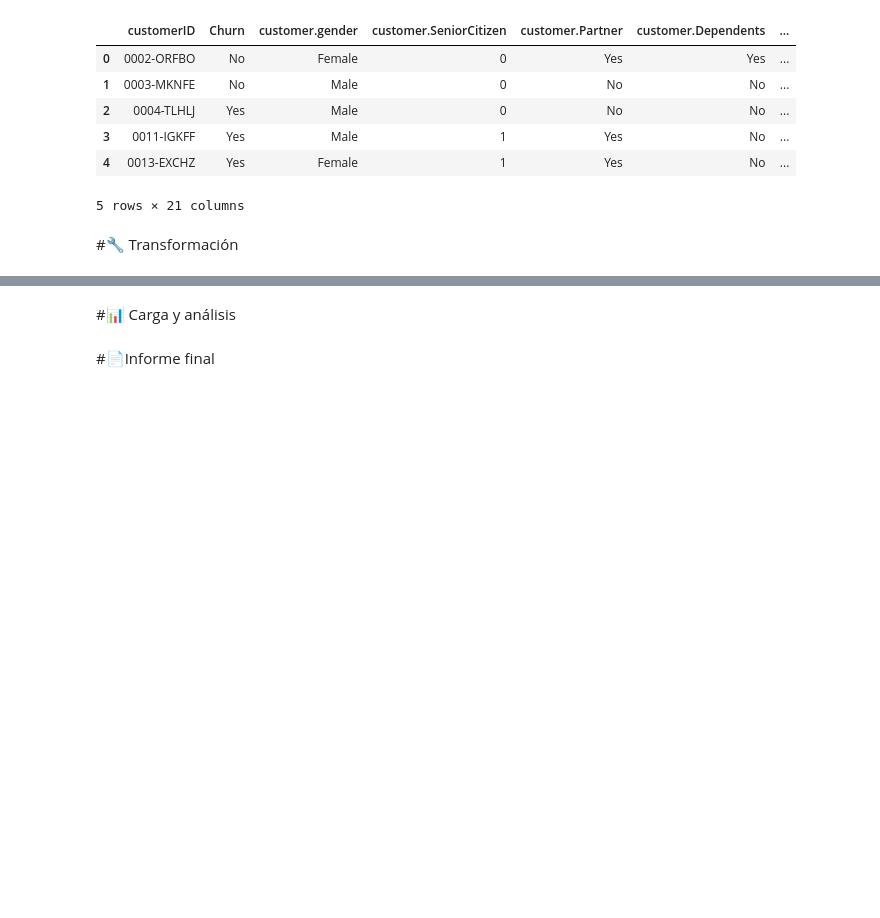
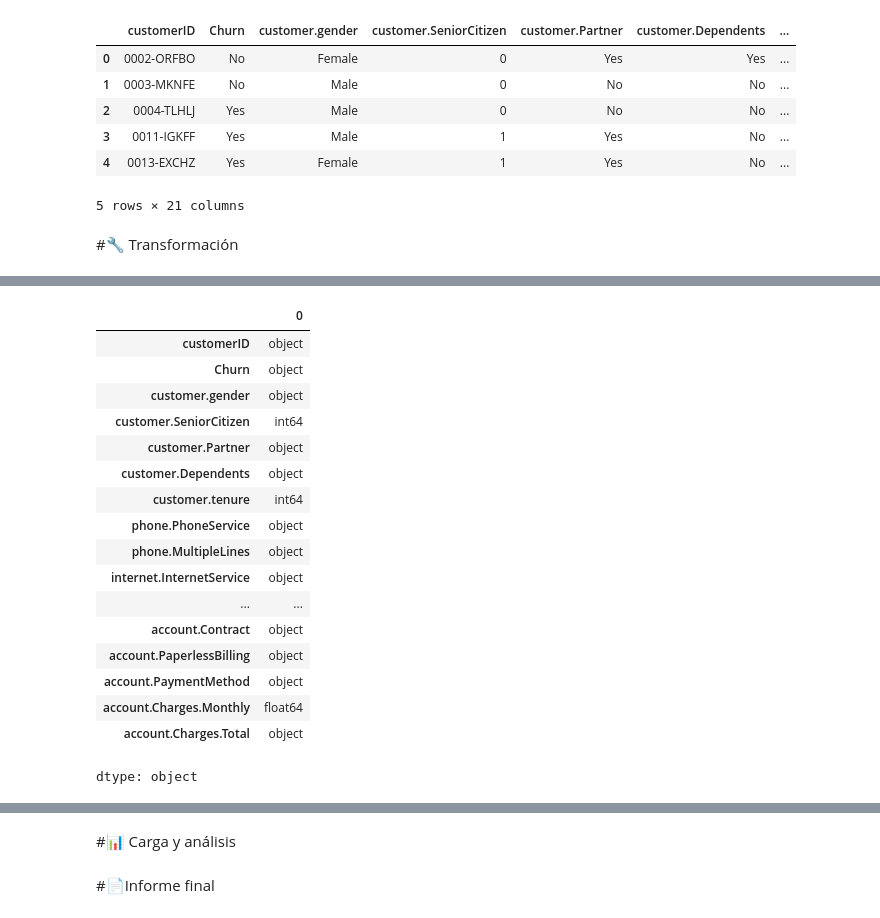
Before and after one commit to sergiotadeocmontoya-alt/Challenge_TelecomX_Sergio, a Jupyter notebook: TelecomX_LATAM.ipynb, the cells around one changed output, grey strips where cells are left out. Saved outputs shown, nothing was run; the diff lists cells and outputs as text; code cells hidden in the pictures; blank space fills up the shorter version.

```diff
--- a/TelecomX_LATAM.ipynb
+++ b/TelecomX_LATAM.ipynb
@@ -78,0 +80,21 @@ memory usage: 1.2+ MB
+# %%
+df.dtypes
+# %% [output]
+|  | 0 |
+| customerID | object |
+| Churn | object |
+| customer.gender | object |
+| customer.SeniorCitizen | int64 |
+| customer.Partner | object |
+| customer.Dependents | object |
+| customer.tenure | int64 |
+| phone.PhoneService | object |
+| phone.MultipleLines | object |
+| internet.InternetService | object |
+| ... | ... |
+| account.Contract | object |
+| account.PaperlessBilling | object |
+| account.PaymentMethod | object |
+| account.Charges.Monthly | float64 |
+| account.Charges.Total | object |
+dtype: object
```
Also changed, not shown: parts of 40 cells of this notebook.
